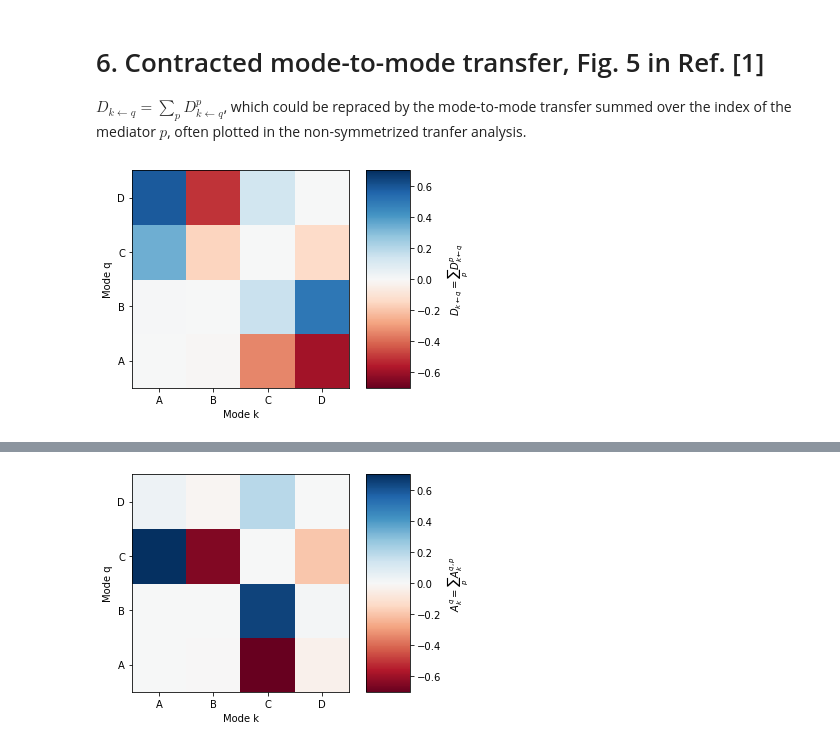
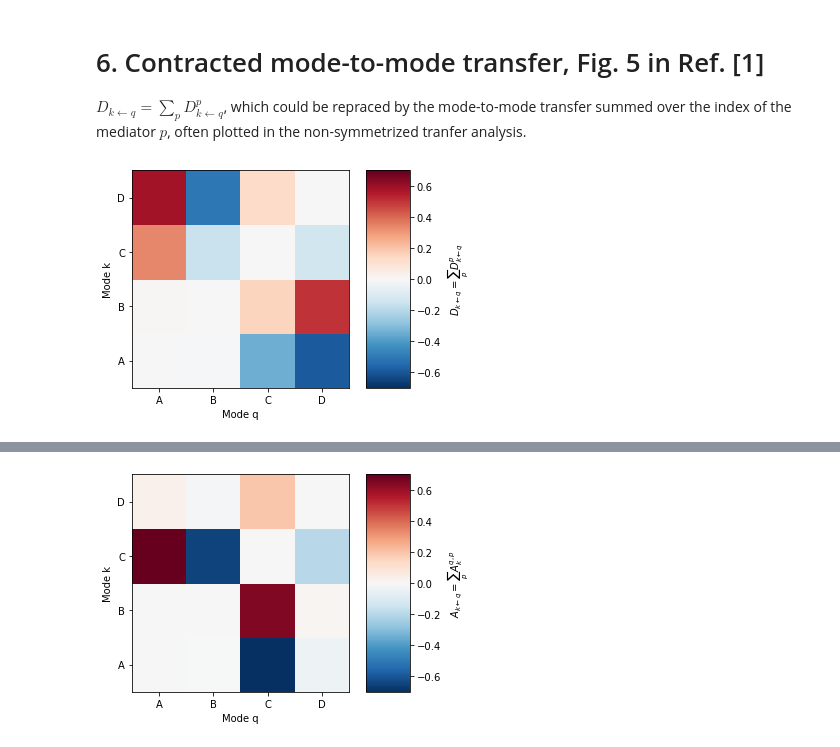
Before and after one commit to smaeyama/triadgraph, a Jupyter notebook: DEMO_triadgraph.ipynb, the cells around one changed output, grey strips where cells are left out. Saved outputs shown, nothing was run; the diff lists cells and outputs as text; code cells hidden in the pictures.

Commit message:
Colored graph of contracted transfer is modified.

```diff
--- a/DEMO_triadgraph.ipynb
+++ b/DEMO_triadgraph.ipynb
@@ -314,42 +314,42 @@ contracted_d_kq=np.sum(D_kpq[:,:,:,:],axis=2) # D_kpq[time,k,p,q]
 fig = plt.figure()
 ax = fig.add_subplot(111)
 surf = ax.pcolormesh(np.arange(4),np.arange(4),np.average(contracted_d_kq[50:60,:,:],axis=0),
-                     cmap="RdBu",shading="auto",vmax=0.7,vmin=-0.7)
-ax.set_xlabel("Mode k")
-ax.set_ylabel("Mode q")
+                     cmap="RdBu_r",shading="auto",vmax=0.7,vmin=-0.7)
+ax.set_xlabel("Mode q")
+ax.set_ylabel("Mode k")
 ax.set_xticks(list(np.arange(4)))
 ax.set_xticklabels(nodename)
 ax.set_yticks(list(np.arange(4)))
 ax.set_yticklabels(nodename)
 ax.set_aspect('equal', adjustable='box')
 cbar = fig.colorbar(surf,aspect=5)
 cbar.set_label(r"$D_{k \leftarrow q}=\sum_p D_{k \leftarrow q}^p$")
 plt.show()
 
 triadgraph_mode2mode_all(np.average(contracted_d_kq[50:60,:,:],axis=0),title="t=50-60",screening=0.01,nodename=nodename,energy=np.average(energy[50:60,:],axis=0))
 
 
 ### Mode-to-mode energy transfer calculated by the non-symmetrized triad transfer A_k^pq ###
 contracted_A_kq=np.sum(temp_A_kpq[:,:,:,:],axis=2) # temp_A_kpq[time,k,p,q], and p is a mediator
 
 fig = plt.figure()
 ax = fig.add_subplot(111)
 surf = ax.pcolormesh(np.arange(4),np.arange(4),np.average(contracted_A_kq[50:60,:,:],axis=0),
-                     cmap="RdBu",shading="auto",vmax=0.7,vmin=-0.7)
-ax.set_xlabel("Mode k")
-ax.set_ylabel("Mode q")
+                     cmap="RdBu_r",shading="auto",vmax=0.7,vmin=-0.7)
+ax.set_xlabel("Mode q")
+ax.set_ylabel("Mode k")
 ax.set_xticks(list(np.arange(4)))
 ax.set_xticklabels(nodename)
 ax.set_yticks(list(np.arange(4)))
 ax.set_yticklabels(nodename)
 ax.set_aspect('equal', adjustable='box')
 cbar = fig.colorbar(surf,aspect=5)
-cbar.set_label(r"$A_k^q=\sum_p A_k^{q,p}$")
+cbar.set_label(r"$A_{k \leftarrow q}=\sum_p A_k^{q,p}$")
 plt.show()
 
 triadgraph_mode2mode_all(np.average(contracted_A_kq[50:60,:,:],axis=0),title="t=50-60",screening=0.01,nodename=nodename,energy=np.average(energy[50:60,:],axis=0))
 # %% [output]
-[figure, old version]
+[figure, new version]
 [drawing not drawn]
-[figure, old version]
+[figure, new version]
 [drawing not drawn]
```
Also changed, not shown: parts of 1 cell of this notebook, 2 other files.
